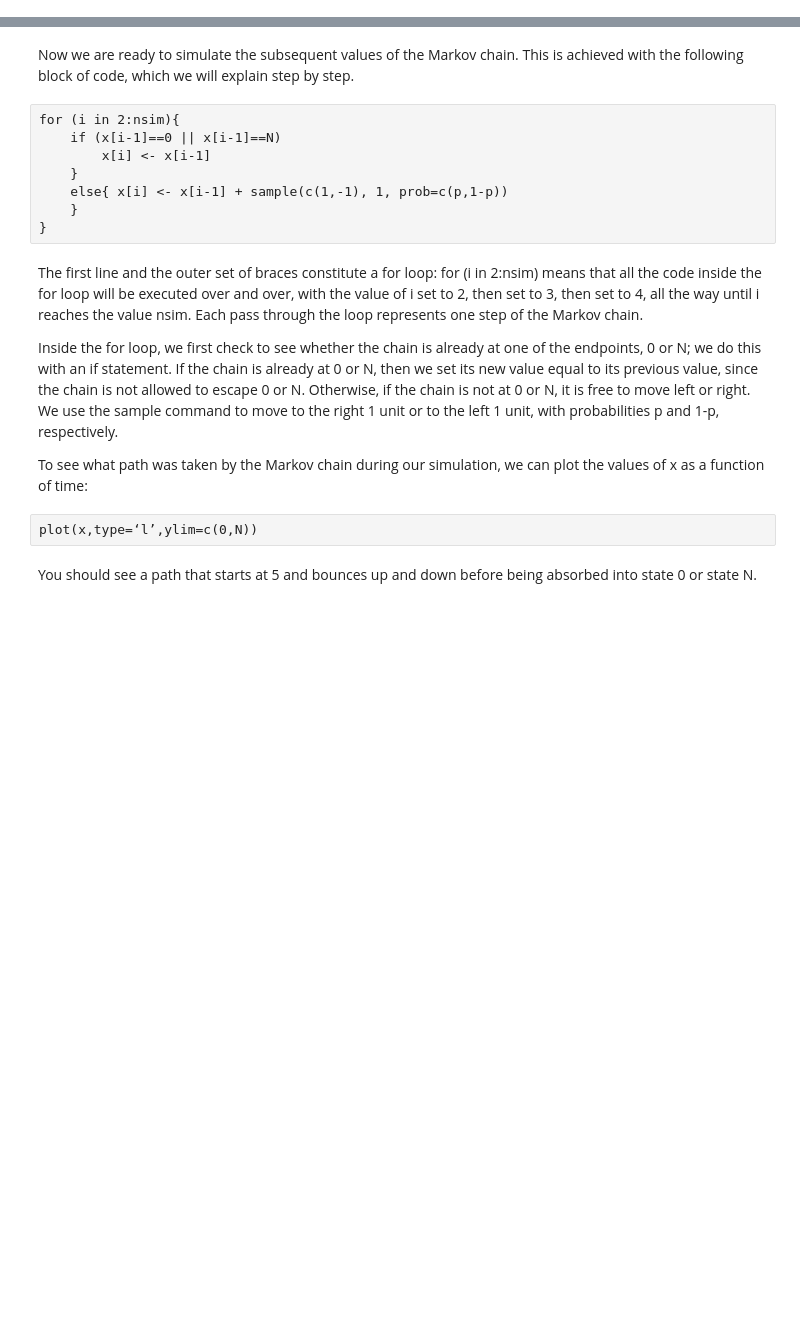
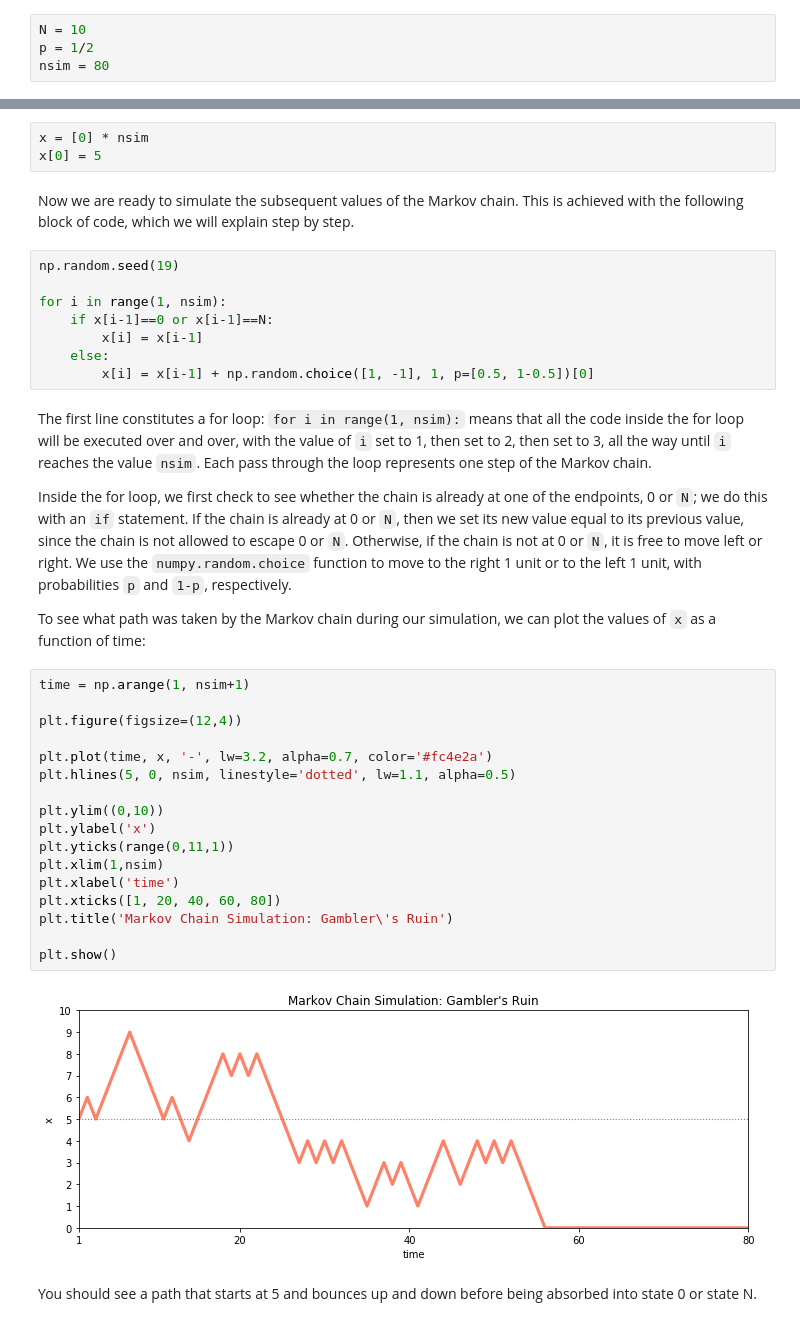
Before and after one commit to buruzaemon/IntroductionToProbabilityPy, a Jupyter notebook: Ch11.ipynb, the cells around one changed output, grey strips where cells are left out. Cells and saved outputs as stored; diff of their text form; blank space fills up the shorter version.

```diff
--- a/Ch11.ipynb
+++ b/Ch11.ipynb
@@ -47 +97,5 @@ nsim <- 80
+# %%
+N = 10
+p = 1/2
+nsim = 80
 # %% [markdown]
@@ -52,21 +103,41 @@ x[1] <- 5
+# %%
+x = [0] * nsim
+x[0] = 5
 # %% [markdown]
 Now we are ready to simulate the subsequent values of the Markov chain. This is achieved with the following block of code, which we will explain step by step.
-# %% [raw]
-for (i in 2:nsim){
-    if (x[i-1]==0 || x[i-1]==N)
-        x[i] <- x[i-1]
-    }
-    else{ x[i] <- x[i-1] + sample(c(1,-1), 1, prob=c(p,1-p))
-    }
-}
+# %%
+np.random.seed(19)
+
+for i in range(1, nsim):
+    if x[i-1]==0 or x[i-1]==N:
+        x[i] = x[i-1]
+    else:
+        x[i] = x[i-1] + np.random.choice([1, -1], 1, p=[0.5, 1-0.5])[0]
 # %% [markdown]
-The first line and the outer set of braces constitute a for loop: for (i in 2:nsim) means that all the code inside the for loop will be executed over and over, with the value of i set to 2, then set to 3, then set to 4, all the way until i reaches the value nsim. Each pass through the loop represents one step of the Markov chain.
+The first line constitutes a for loop: `for i in range(1, nsim):` means that all the code inside the for loop will be executed over and over, with the value of `i` set to 1, then set to 2, then set to 3, all the way until `i` reaches the value `nsim`. Each pass through the loop represents one step of the Markov chain.
 
-Inside the for loop, we first check to see whether the chain is already at one of the endpoints, 0 or N; we do this with an if statement. If the chain is already at 0 or N, then we set its new value equal to its previous value, since the chain is not allowed to escape 0 or N. Otherwise, if the chain is not at 0 or N, it is free to move left or right. We use the sample command to move to the right 1 unit or to the left 1 unit, with probabilities p and 1-p, respectively.
+Inside the for loop, we first check to see whether the chain is already at one of the endpoints, 0 or `N`; we do this with an `if` statement. If the chain is already at 0 or `N`, then we set its new value equal to its previous value, since the chain is not allowed to escape 0 or `N`. Otherwise, if the chain is not at 0 or `N`, it is free to move left or right. We use the `numpy.random.choice` function to move to the right 1 unit or to the left 1 unit, with probabilities `p` and `1-p`, respectively.
 
-To see what path was taken by the Markov chain during our simulation, we can plot the values of x as a function of time:
+To see what path was taken by the Markov chain during our simulation, we can plot the values of `x` as a function of time:
-# %% [raw]
-plot(x,type=‘l’,ylim=c(0,N))
+# %%
+time = np.arange(1, nsim+1)
+
+plt.figure(figsize=(12,4))
+
+plt.plot(time, x, '-', lw=3.2, alpha=0.7, color='#fc4e2a')
+plt.hlines(5, 0, nsim, linestyle='dotted', lw=1.1, alpha=0.5)
+
+plt.ylim((0,10))
+plt.ylabel('x')
+plt.yticks(range(0,11,1))
+plt.xlim(1,nsim)
+plt.xlabel('time')
+plt.xticks([1, 20, 40, 60, 80])
+plt.title('Markov Chain Simulation: Gambler\'s Ruin')
+
+plt.show()
+# %% [output]
+[figure, added]
 # %% [markdown]
 You should see a path that starts at 5 and bounces up and down before being absorbed into state 0 or state N.
 # %% [markdown]
```
Also changed, not shown: parts of 34 cells of this notebook.
